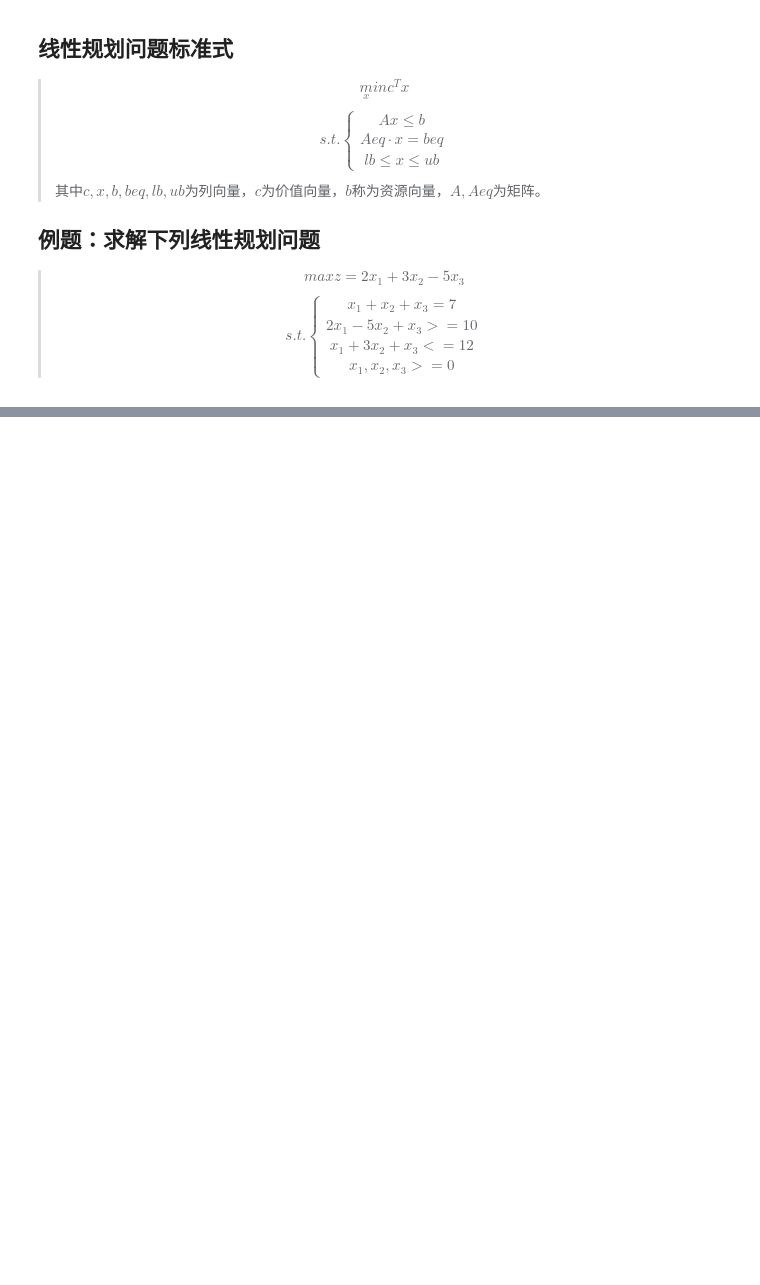
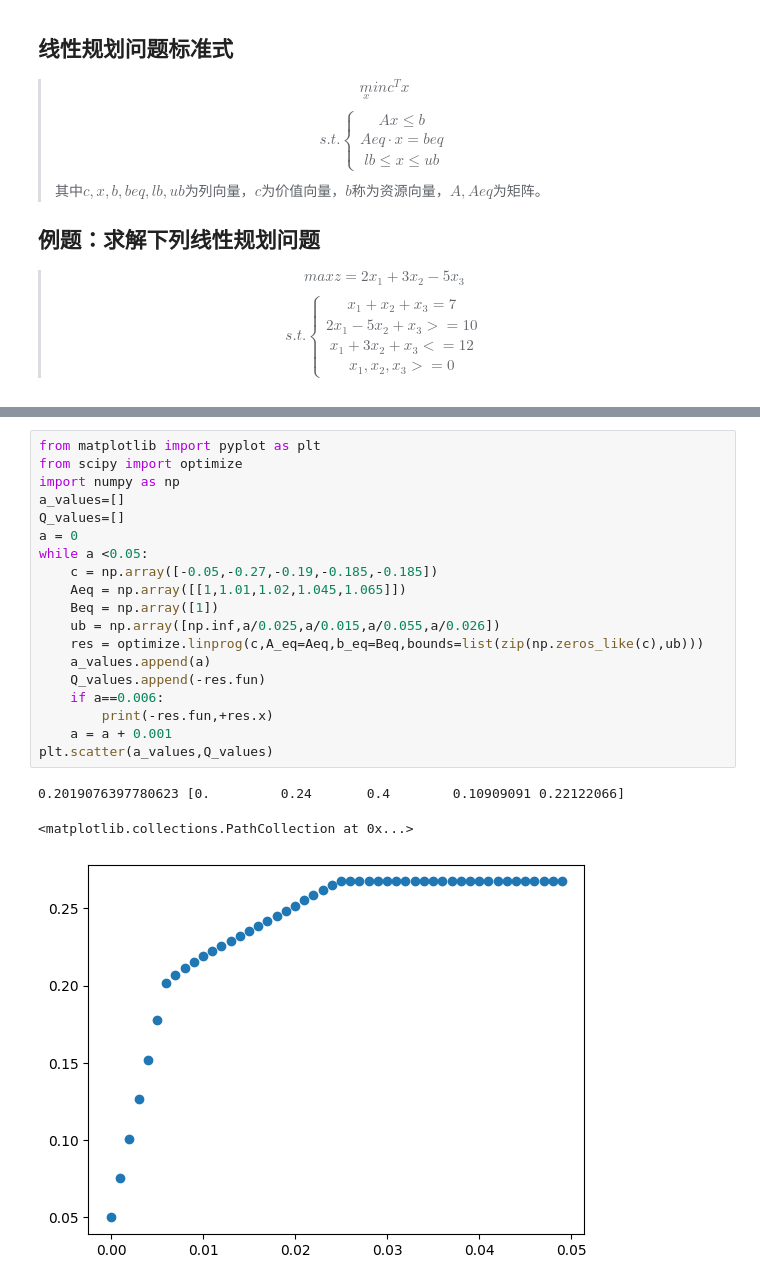
Before and after one commit to juemingease/-, a Jupyter notebook: 线性规划.ipynb, the cells around one changed output, grey strips where cells are left out. Cells and saved outputs as stored; diff of their text form; blank space fills up the shorter version.

```diff
--- a/线性规划.ipynb
+++ b/线性规划.ipynb
@@ -56,0 +124,23 @@ print(res)
+# %%
+from matplotlib import pyplot as plt
+from scipy import optimize
+import numpy as np
+a_values=[]
+Q_values=[]
+a = 0
+while a <0.05:
+    c = np.array([-0.05,-0.27,-0.19,-0.185,-0.185])
+    Aeq = np.array([[1,1.01,1.02,1.045,1.065]])
+    Beq = np.array([1])
+    ub = np.array([np.inf,a/0.025,a/0.015,a/0.055,a/0.026])
+    res = optimize.linprog(c,A_eq=Aeq,b_eq=Beq,bounds=list(zip(np.zeros_like(c),ub)))
+    a_values.append(a)
+    Q_values.append(-res.fun)
+    if a==0.006:
+        print(-res.fun,+res.x)
+    a = a + 0.001
+plt.scatter(a_values,Q_values)
+# %% [output]
+0.2019076397780623 [0.         0.24       0.4        0.10909091 0.22122066]
+<matplotlib.collections.PathCollection at 0x...>
+[figure, added]
```
Also changed, not shown: parts of 4 cells of this notebook.
